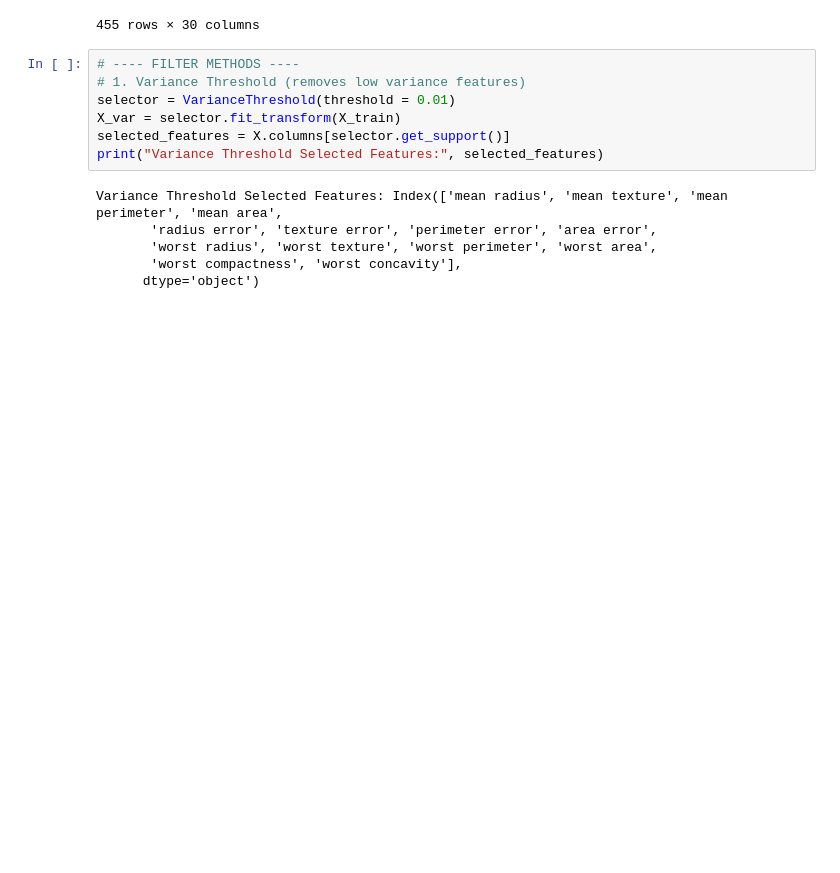
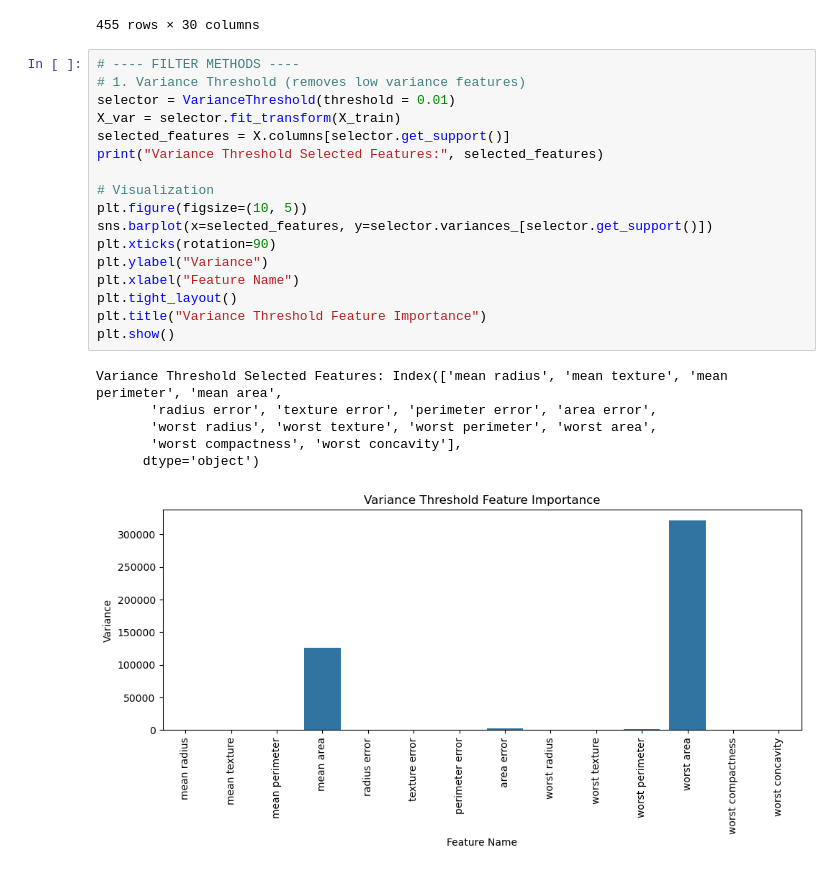
Before and after one commit to tasninanika/Feature_Selection, a Jupyter notebook: selection.ipynb, the cells around one changed output. Drawn from its saved outputs; the diff is of its cells as text; blank space fills up the shorter version.

Commit message:
visualize train data after variance thresholder

```diff
--- a/selection.ipynb
+++ b/selection.ipynb
@@ -83,13 +83,24 @@ X_train
 # %%
 # ---- FILTER METHODS ----
 # 1. Variance Threshold (removes low variance features)
 selector = VarianceThreshold(threshold = 0.01)
 X_var = selector.fit_transform(X_train)
 selected_features = X.columns[selector.get_support()]
 print("Variance Threshold Selected Features:", selected_features)
+
+# Visualization
+plt.figure(figsize=(10, 5))
+sns.barplot(x=selected_features, y=selector.variances_[selector.get_support()])
+plt.xticks(rotation=90)
+plt.ylabel("Variance")
+plt.xlabel("Feature Name")
+plt.tight_layout()
+plt.title("Variance Threshold Feature Importance")
+plt.show()
 # %% [output]
 Variance Threshold Selected Features: Index(['mean radius', 'mean texture', 'mean perimeter', 'mean area',
        'radius error', 'texture error', 'perimeter error', 'area error',
        'worst radius', 'worst texture', 'worst perimeter', 'worst area',
        'worst compactness', 'worst concavity'],
       dtype='object')
+[figure, added]
```
